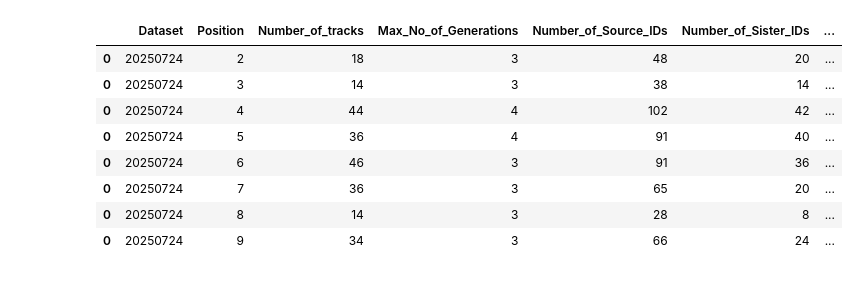
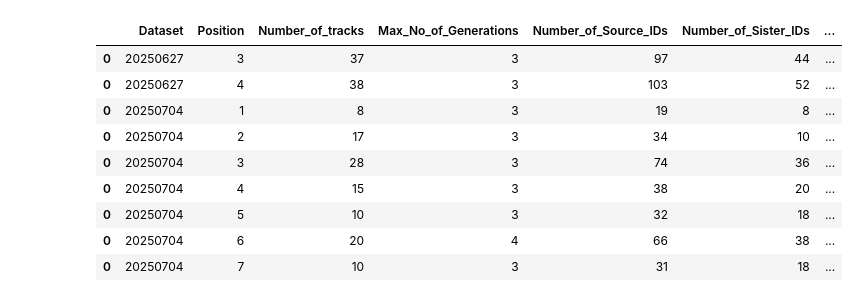
Before and after one commit to CID-LAB-i3S/MitoticMemory, a Jupyter notebook: Notebooks/01_Mitotic_Stopwatch_Trackmate.ipynb, the cells around one changed output. Cells and saved outputs as stored; diff of their text form; code cells hidden in the pictures.

```diff
--- a/Notebooks/01_Mitotic_Stopwatch_Trackmate.ipynb
+++ b/Notebooks/01_Mitotic_Stopwatch_Trackmate.ipynb
@@ -116,7 +116,7 @@ def get_cell_cycle(x, dataframe):
         return None
     else:
         mother_row = dataframe.loc[
-           # (dataframe.Experiment == x.Experiment) &
+            (dataframe.Dataset == x.Dataset) &
            # (dataframe.Position == x.Position) &
             (dataframe.Source_ID == x.Mother_ID)
         ]
@@ -308,7 +316,8 @@ dataframes = [
     df_05,
     df_06,
     df_07,
-    df_08
+    df_08,
+    df_09
 ]
 # %%
 df_concat = pd.concat(dataframes)
@@ -369,39 +378,40 @@ def get_lineage_statistics(dataframe = dataframes, outDir = outputFolder):
             #cousins_per_split.append(cousin_per_total_splits)
 
         statistics_dict = {"Dataset": dataset,
                            "Position": position,
                            "Number_of_tracks": No_of_tracks,
                            "Max_No_of_Generations": max_generation,
                            "Number_of_Source_IDs": No_of_source_ids,
                            "Number_of_Sister_IDs": No_of_sister_ids,
                            #"Number_of_Cousin_IDs": No_of_cousin_ids,
                            "Number_of_Mother_IDs": No_of_mother_ids,
                            #"Number_of_Aunt_IDs": No_of_aunt_ids,
                            "Number_of_Grandmother_IDs": No_of_grandmother_ids,
                            "Number_of_Random_IDs": No_of_random_ids,
                            "Average_No_of_SplittingEvents_per_Track": data.shape[0] / No_of_tracks,
                            "Average_No_of_Sisters_per_Splitting_event": mean(sister_per_split),
                            "Average_No_of_Mothers_per_Splitting_event": mean(mother_per_split),
                            "Average_No_of_Grandmothers_per_Splitting_event": mean(grandmother_per_split),
                            #"Average_No_of_Aunts_per_Splitting_event": mean(aunt_per_split),
                            #"Average_No_of_Cousin_per_Splitting_event": mean(cousins_per_split)
                           }
         df = pd.DataFrame(statistics_dict, index = [0])
         dataframes_for_concat.append(df)
 
     final_df = pd.concat(dataframes_for_concat)
-    final_df.to_csv(outDir + "MetaStatistics_TrackingLineages_Augmin.csv")
+    final_df.to_csv(outDir + "MetaStatistics_TrackingLineages_Monastrol.csv")
     return final_df
 
 statistics_df = get_lineage_statistics()
 statistics_df
 # %% [output]
 |  | Dataset | Position | Number_of_tracks | Max_No_of_Generations | Number_of_Source_IDs | Number_of_Sister_IDs | ... |
-| 0 | 20250724 | 2 | 18 | 3 | 48 | 20 | ... |
-| 0 | 20250724 | 3 | 14 | 3 | 38 | 14 | ... |
-| 0 | 20250724 | 4 | 44 | 4 | 102 | 42 | ... |
-| 0 | 20250724 | 5 | 36 | 4 | 91 | 40 | ... |
-| 0 | 20250724 | 6 | 46 | 3 | 91 | 36 | ... |
-| 0 | 20250724 | 7 | 36 | 3 | 65 | 20 | ... |
-| 0 | 20250724 | 8 | 14 | 3 | 28 | 8 | ... |
-| 0 | 20250724 | 9 | 34 | 3 | 66 | 24 | ... |
+| 0 | 20250627 | 3 | 37 | 3 | 97 | 44 | ... |
+| 0 | 20250627 | 4 | 38 | 3 | 103 | 52 | ... |
+| 0 | 20250704 | 1 | 8 | 3 | 19 | 8 | ... |
+| 0 | 20250704 | 2 | 17 | 3 | 34 | 10 | ... |
+| 0 | 20250704 | 3 | 28 | 3 | 74 | 36 | ... |
+| 0 | 20250704 | 4 | 15 | 3 | 38 | 20 | ... |
+| 0 | 20250704 | 5 | 10 | 3 | 32 | 18 | ... |
+| 0 | 20250704 | 6 | 20 | 4 | 66 | 38 | ... |
+| 0 | 20250704 | 7 | 10 | 3 | 31 | 18 | ... |
```
Also changed, not shown: parts of 3 cells of this notebook, 3 other files.
